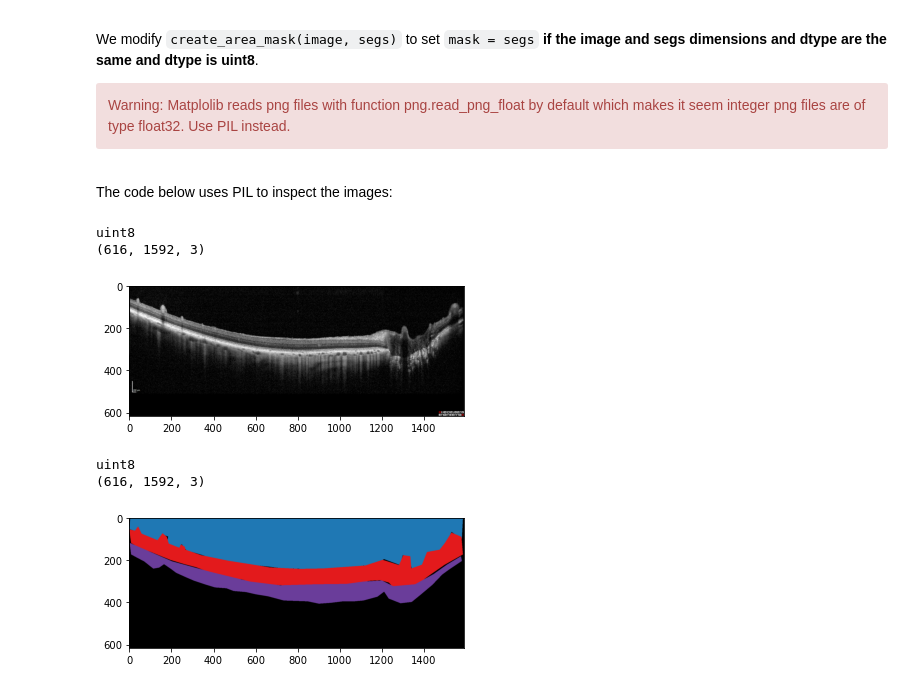
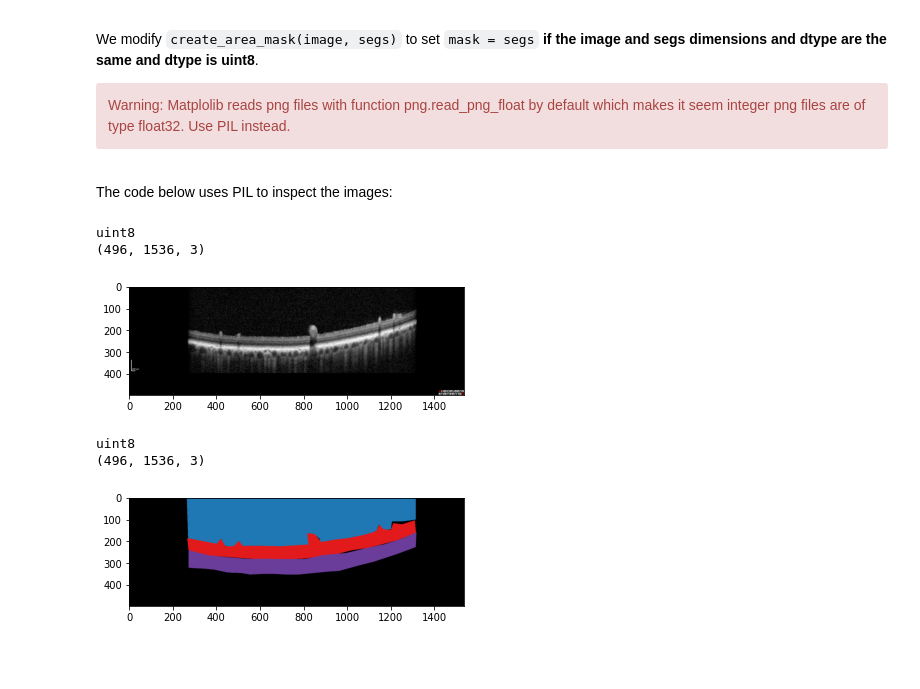
Before and after one commit to bioteam/ML-Image-Segmentation, a Jupyter notebook: oct-choroid-seg/jakugel-oct-choroid-seg.ipynb, the cells around one changed output. Saved outputs shown, nothing was run; the diff lists cells and outputs as text; code cells hidden in the pictures; blank space fills up the shorter version.

```diff
--- a/oct-choroid-seg/jakugel-oct-choroid-seg.ipynb
+++ b/oct-choroid-seg/jakugel-oct-choroid-seg.ipynb
@@ -52,40 +169,40 @@ def create_area_mask(image, segs):
     return mk
 
 # load image as pixel array
-image = np.array(Image.open('000.tif'))
+image = np.array(Image.open('Aconitums004.tif'))
 
 # Verify image is correct: summarize shape of the pixel array
 print(image.dtype)
 print(image.shape)
 
 # Verify image is correct: display the array of pixels as an image
 
 pyplot.imshow(image)
 pyplot.show()
 
 # load image as pixel array
 # Be aware that matplotlib uses by default png.read_png_float for png images,
 # use PIL instead:
-segs = np.array(Image.open('000.png'))
+segs = np.array(Image.open('Aconitums004.png'))
 
 
 
 mask = create_area_mask(image, segs)
 if mask.all():
   print("Mask is empty")
 else:
     # Verify mask is correct: summarize shape of the pixel array
     print(mask.dtype)
     print(mask.shape)
 
     # Verify mask is correct: display the array of pixels as an image
 
     pyplot.imshow(mask)
     pyplot.show()
 # %% [output]
 uint8
-(616, 1592, 3)
+(496, 1536, 3)
-[figure, old version]
+[figure, new version]
 uint8
-(616, 1592, 3)
+(496, 1536, 3)
-[figure, old version]
+[figure, new version]
```
Also changed, not shown: parts of 3 cells of this notebook, 2 other files.
